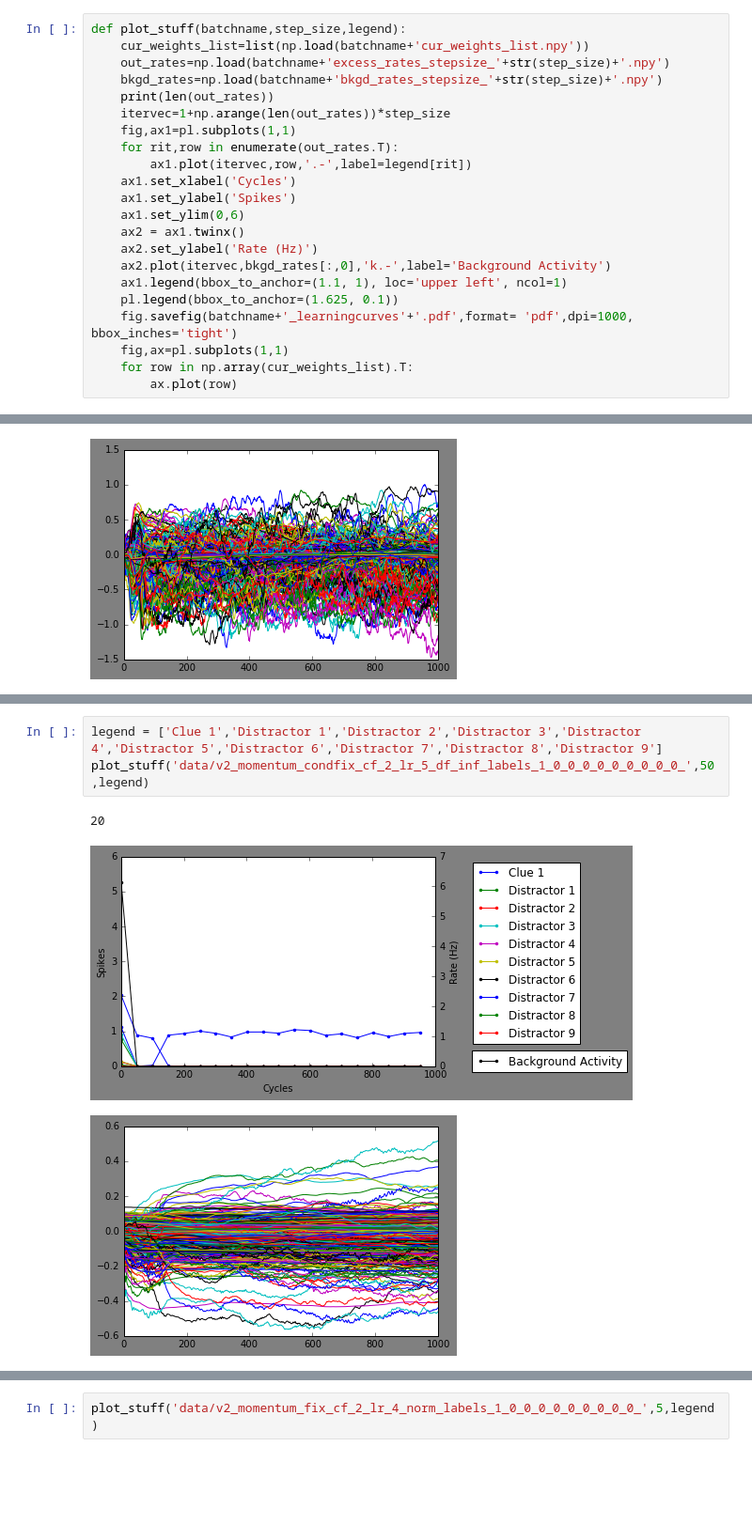
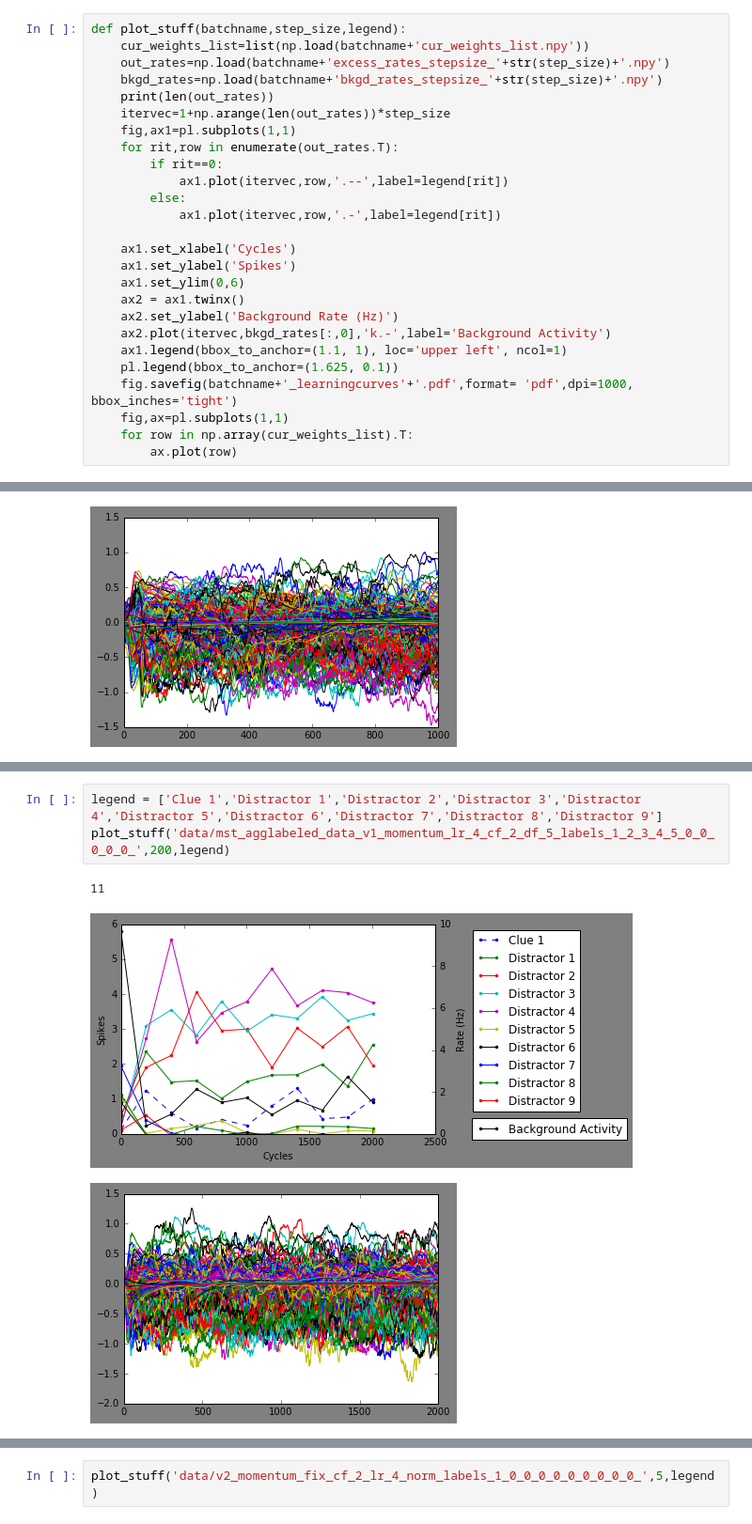
Before and after one commit to mptouzel/tempytron, a Jupyter notebook: tempytron_validation.ipynb, the cells around one changed output, grey strips where cells are left out. Shown at 94% size. Drawn from its saved outputs; the diff is of its cells as text; blank space fills up the shorter version.

```diff
--- a/tempytron_validation.ipynb
+++ b/tempytron_validation.ipynb
@@ -265,12 +269,16 @@ def plot_stuff(batchname,step_size,legend):
     itervec=1+np.arange(len(out_rates))*step_size
     fig,ax1=pl.subplots(1,1)
     for rit,row in enumerate(out_rates.T):
-        ax1.plot(itervec,row,'.-',label=legend[rit])
+        if rit==0:
+            ax1.plot(itervec,row,'.--',label=legend[rit])
+        else:
+            ax1.plot(itervec,row,'.-',label=legend[rit])
+
     ax1.set_xlabel('Cycles')
     ax1.set_ylabel('Spikes')
     ax1.set_ylim(0,6)
     ax2 = ax1.twinx()
-    ax2.set_ylabel('Rate (Hz)')
+    ax2.set_ylabel('Background Rate (Hz)')
     ax2.plot(itervec,bkgd_rates[:,0],'k.-',label='Background Activity')
     ax1.legend(bbox_to_anchor=(1.1, 1), loc='upper left', ncol=1)
     pl.legend(bbox_to_anchor=(1.625, 0.1))
@@ -302,7 +306,7 @@ plot_stuff('data/v2_momentum_condfix_cf_2_lr_5_norm_labels_1_2_3_4_5_0_0_0_0_0_'
 # %%
 legend = ['Clue 1','Distractor 1','Distractor 2','Distractor 3','Distractor 4','Distractor 5','Distractor 6','Distractor 7','Distractor 8','Distractor 9']
-plot_stuff('data/v2_momentum_condfix_cf_2_lr_5_df_inf_labels_1_0_0_0_0_0_0_0_0_0_',50,legend)
+plot_stuff('data/mst_agglabeled_data_v1_momentum_lr_4_cf_2_df_5_labels_1_2_3_4_5_0_0_0_0_0_',200,legend)
 # %% [output]
-20
+11
-[figure, old version]
+[figure, new version]
-[figure, old version]
+[figure, new version]
```
Also changed, not shown: parts of 32 cells of this notebook, 6 other files.
